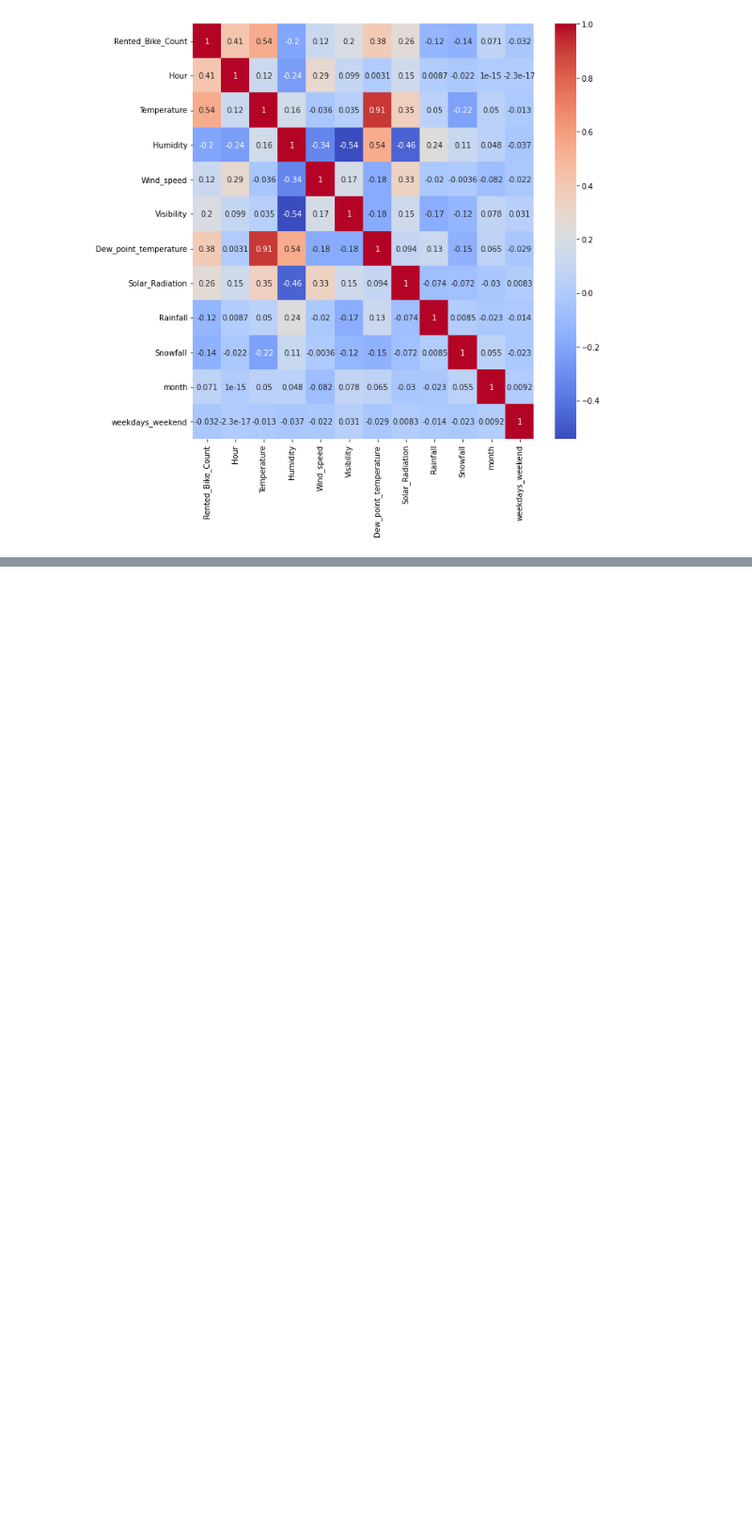
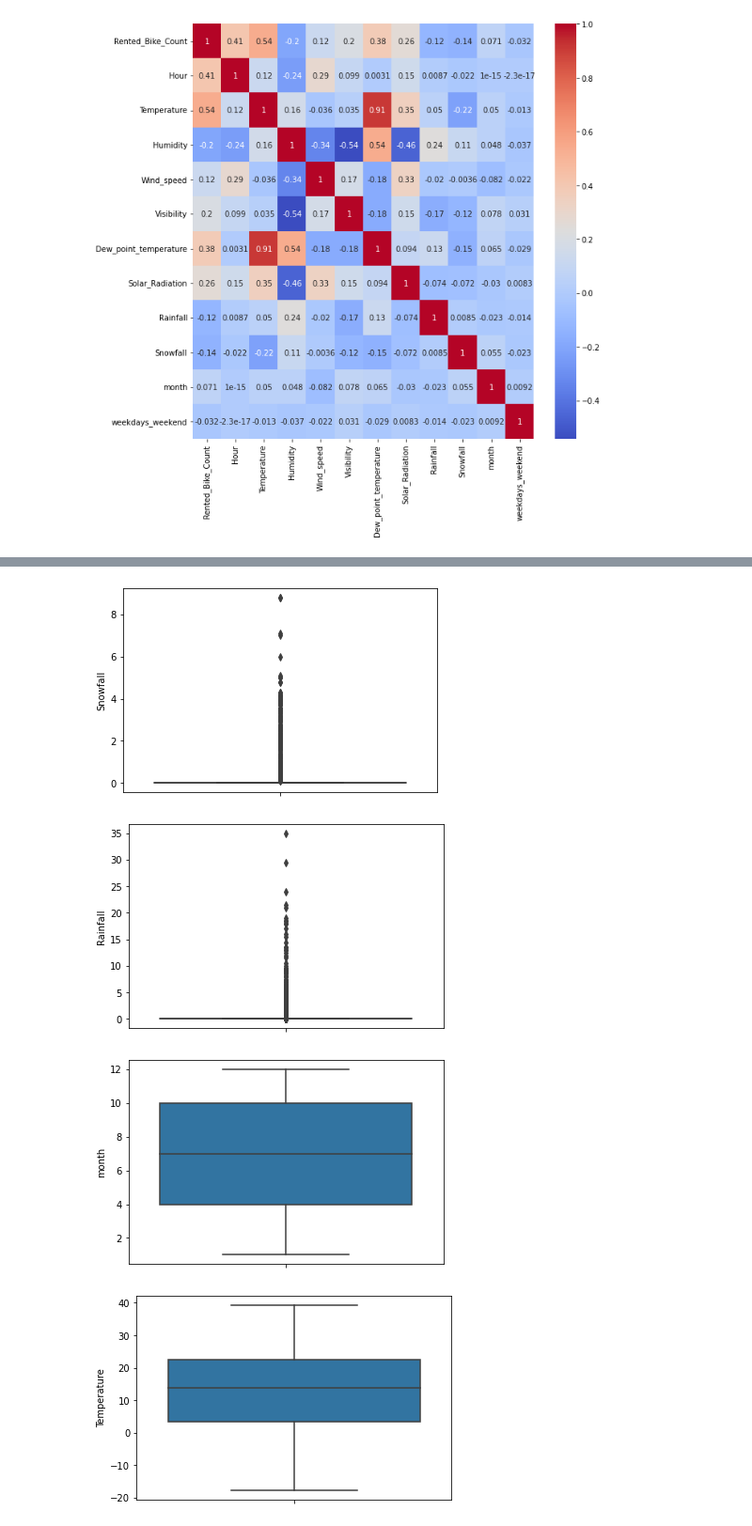
Before and after one commit to anildatascientist/Seoul-Bike-Sharing-Demand-Prediction, a Jupyter notebook: Bike_Sharing_Demand_Prediction_1_Capstone_Project.ipynb, the cells around one changed output, grey strips where cells are left out. Shown at 94% size. Drawn from its saved outputs; the diff is of its cells as text; code cells hidden in the pictures; blank space fills up the shorter version.

```diff
--- a/Bike_Sharing_Demand_Prediction_1_Capstone_Project.ipynb
+++ b/Bike_Sharing_Demand_Prediction_1_Capstone_Project.ipynb
@@ -228,0 +261,12 @@ df=df.drop(['Dew_point_temperature'],axis=1)
+# %%
+# Numerical features plotting
+
+num_var = list(set(df.describe()))
+for i in num_var:
+    sns.boxplot(y = df[i])
+    plt.show()
+# %% [output]
+[figure, added]
+[figure, added]
+[figure, added]
+[figure, added]
```
Also changed, not shown: parts of 49 cells of this notebook.
